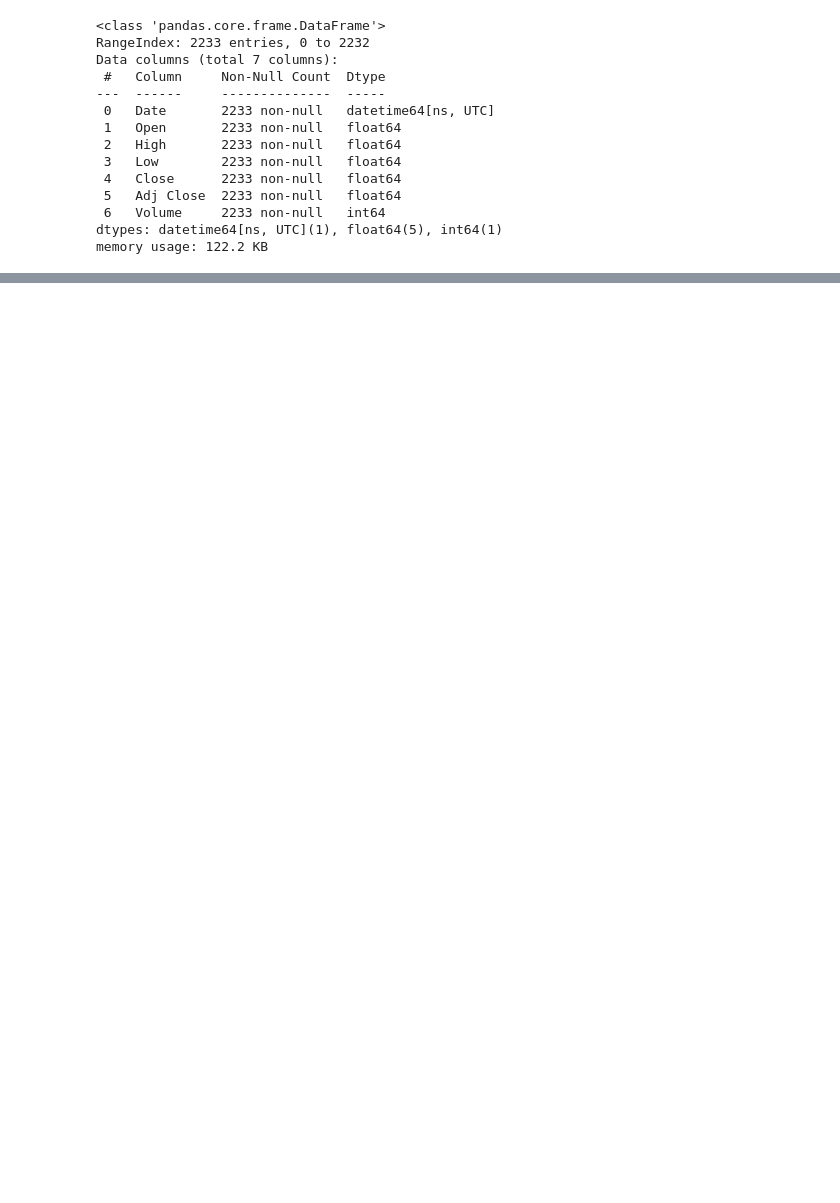
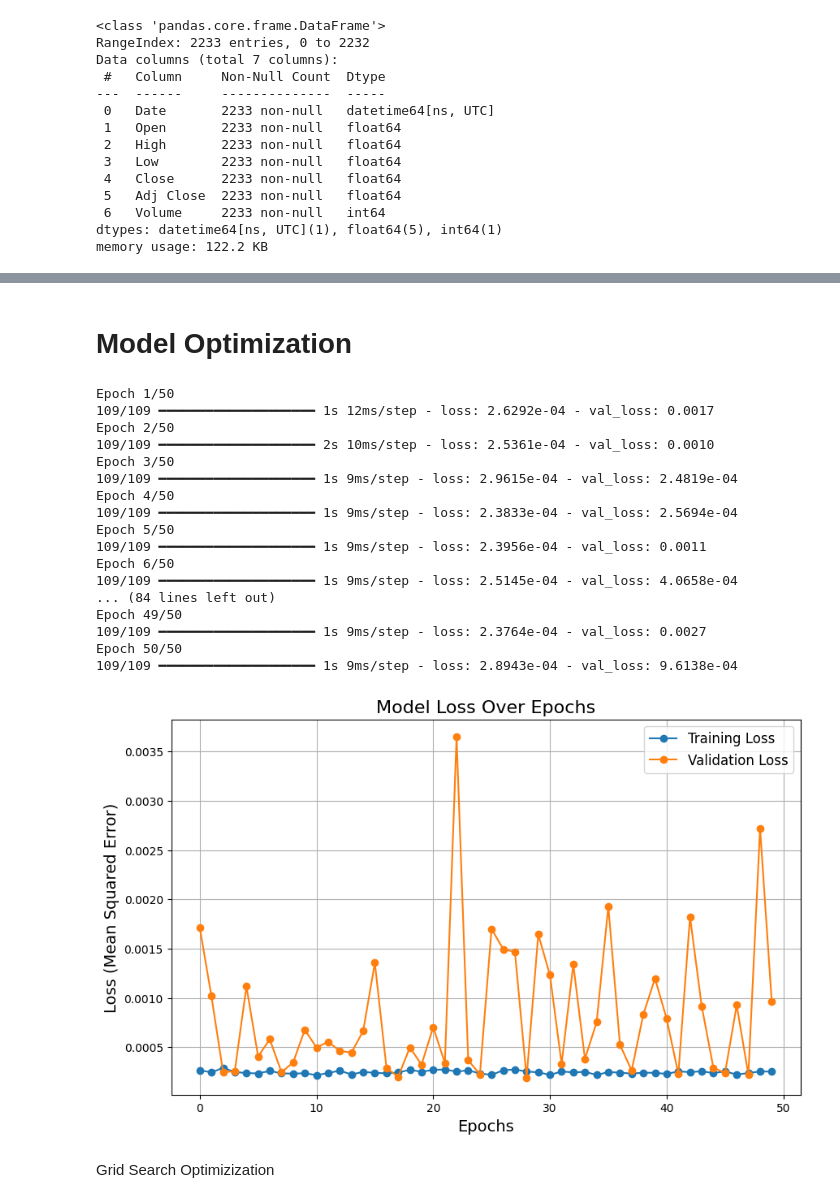
Before and after one commit to Guylord/Stock-Price-Prediction-using-LSTM, a Jupyter notebook: Stock_Price_Prediction.ipynb, the cells around one changed output, grey strips where cells are left out. Drawn from its saved outputs; the diff is of its cells as text; code cells hidden in the pictures; blank space fills up the shorter version.

```diff
--- a/Stock_Price_Prediction.ipynb
+++ b/Stock_Price_Prediction.ipynb
@@ -188,0 +191,37 @@ plt.show()
+# %% [markdown]
+# **Model Optimization**
+# %%
+history = model.fit(X_train, y_train, batch_size=16, epochs=50, validation_data=(X_test, y_test))
+
+# Extracting loss values
+train_loss = history.history['loss']
+val_loss = history.history['val_loss']
+# Plotting the training and validation loss
+plt.figure(figsize=(10, 6))
+plt.plot(train_loss, label='Training Loss', marker='o')
+plt.plot(val_loss, label='Validation Loss', marker='o')
+plt.title('Model Loss Over Epochs', fontsize=16)
+plt.xlabel('Epochs', fontsize=14)
+plt.ylabel('Loss (Mean Squared Error)', fontsize=14)
+plt.legend(fontsize=12)
+plt.grid(True)
+plt.show()
+# %% [output]
+Epoch 1/50
+109/109 ━━━━━━━━━━━━━━━━━━━━ 1s 12ms/step - loss: 2.6292e-04 - val_loss: 0.0017
+Epoch 2/50
+109/109 ━━━━━━━━━━━━━━━━━━━━ 2s 10ms/step - loss: 2.5361e-04 - val_loss: 0.0010
+Epoch 3/50
+109/109 ━━━━━━━━━━━━━━━━━━━━ 1s 9ms/step - loss: 2.9615e-04 - val_loss: 2.4819e-04
+Epoch 4/50
+109/109 ━━━━━━━━━━━━━━━━━━━━ 1s 9ms/step - loss: 2.3833e-04 - val_loss: 2.5694e-04
+Epoch 5/50
+109/109 ━━━━━━━━━━━━━━━━━━━━ 1s 9ms/step - loss: 2.3956e-04 - val_loss: 0.0011
+Epoch 6/50
+109/109 ━━━━━━━━━━━━━━━━━━━━ 1s 9ms/step - loss: 2.5145e-04 - val_loss: 4.0658e-04
+... (84 lines left out)
+Epoch 49/50
+109/109 ━━━━━━━━━━━━━━━━━━━━ 1s 9ms/step - loss: 2.3764e-04 - val_loss: 0.0027
+Epoch 50/50
+109/109 ━━━━━━━━━━━━━━━━━━━━ 1s 9ms/step - loss: 2.8943e-04 - val_loss: 9.6138e-04
+[figure, added]
@@ -188,0 +242,2 @@ plt.show()
+# %% [markdown]
+Grid Search Optimizization
```
Also changed, not shown: parts of 12 cells of this notebook.
